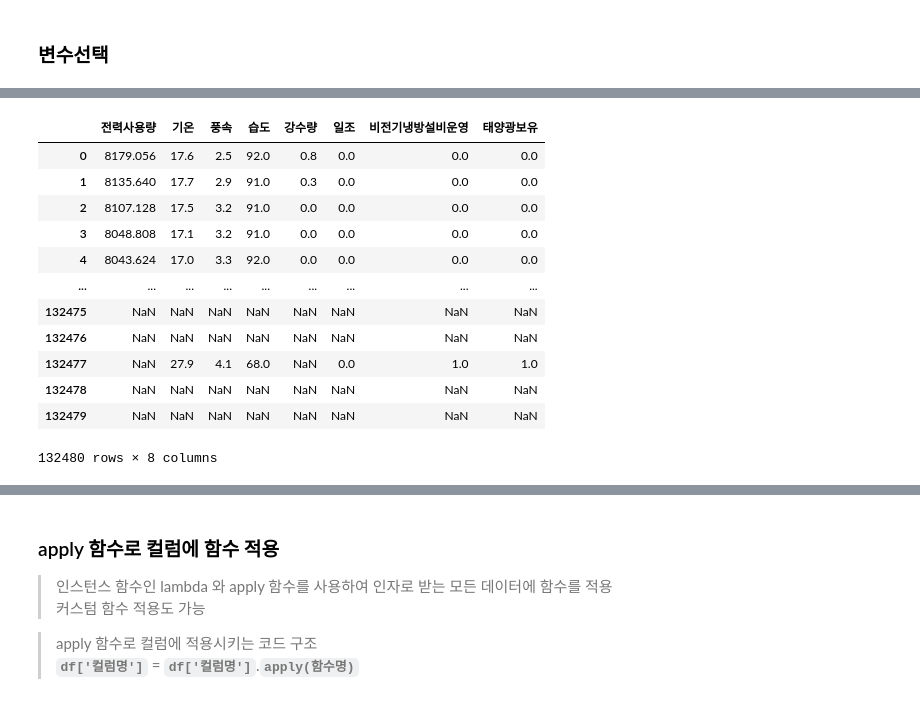
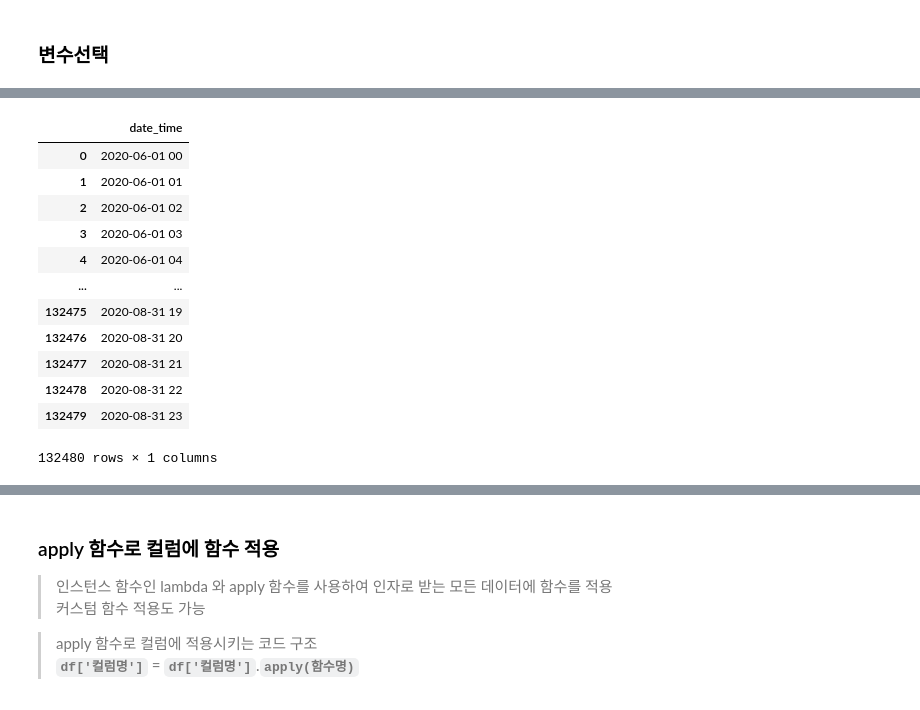
Before and after one commit to overgroove/samsung_ML, a Jupyter notebook: 03_package_pandas.ipynb, the cells around one changed output, grey strips where cells are left out. Drawn from its saved outputs; the diff is of its cells as text; code cells hidden in the pictures.

```diff
--- a/03_package_pandas.ipynb
+++ b/03_package_pandas.ipynb
@@ -884,0 +961,4 @@ True
+# %%
+# 화씨 변수 생성 섭씨 기온 변수를 기반으로 화씨 변환을 한 데이터를 '화씨' 이름을 가진 변수에 저장
+df['화씨'] = (df['기온'] *  9/5) + 32
+df.head()
@@ -900,0 +984,3 @@ Name: 전력x30, Length: 132480, dtype: float64
+# %%
+pop_test = df.pop('화씨') # 데이터를 뽑아오는 방식 원본데이터에서 전달하는 변수 삭제하면서 데이터를 저장까지 가능
+df.head()
@@ -900,0 +994,3 @@ Name: 전력x30, Length: 132480, dtype: float64
+# %%
+df['화씨'] = pop_test
+df.head()
@@ -901,2 +1004,5 @@ Name: 전력x30, Length: 132480, dtype: float64
+# %%
+# 여러개 변수를 한꺼번에 삭제하고자 할 때 변수를 리스트로 묶어서 전달
+df.drop(['기온2', '고온', '화씨'], axis=1, inplace=True)
 # %% [markdown]
 ### 변수선택
@@ -903,16 +1029,17 @@ Name: 전력x30, Length: 132480, dtype: float64
 # %%
 # 데이터타입에 따른 변수 선별
+df.select_dtypes(object)
 # %% [output]
-|  | 전력사용량 | 기온 | 풍속 | 습도 | 강수량 | 일조 | 비전기냉방설비운영 | 태양광보유 |
-| 0 | 8179.056 | 17.6 | 2.5 | 92.0 | 0.8 | 0.0 | 0.0 | 0.0 |
-| 1 | 8135.640 | 17.7 | 2.9 | 91.0 | 0.3 | 0.0 | 0.0 | 0.0 |
-| 2 | 8107.128 | 17.5 | 3.2 | 91.0 | 0.0 | 0.0 | 0.0 | 0.0 |
-| 3 | 8048.808 | 17.1 | 3.2 | 91.0 | 0.0 | 0.0 | 0.0 | 0.0 |
-| 4 | 8043.624 | 17.0 | 3.3 | 92.0 | 0.0 | 0.0 | 0.0 | 0.0 |
-| ... | ... | ... | ... | ... | ... | ... | ... | ... |
-| 132475 | NaN | NaN | NaN | NaN | NaN | NaN | NaN | NaN |
-| 132476 | NaN | NaN | NaN | NaN | NaN | NaN | NaN | NaN |
-| 132477 | NaN | 27.9 | 4.1 | 68.0 | NaN | 0.0 | 1.0 | 1.0 |
-| 132478 | NaN | NaN | NaN | NaN | NaN | NaN | NaN | NaN |
-| 132479 | NaN | NaN | NaN | NaN | NaN | NaN | NaN | NaN |
+|  | date_time |
+| 0 | 2020-06-01 00 |
+| 1 | 2020-06-01 01 |
+| 2 | 2020-06-01 02 |
+| 3 | 2020-06-01 03 |
+| 4 | 2020-06-01 04 |
+| ... | ... |
+| 132475 | 2020-08-31 19 |
+| 132476 | 2020-08-31 20 |
+| 132477 | 2020-08-31 21 |
+| 132478 | 2020-08-31 22 |
+| 132479 | 2020-08-31 23 |
-132480 rows × 8 columns
+132480 rows × 1 columns
```
Also changed, not shown: parts of 60 cells of this notebook.
